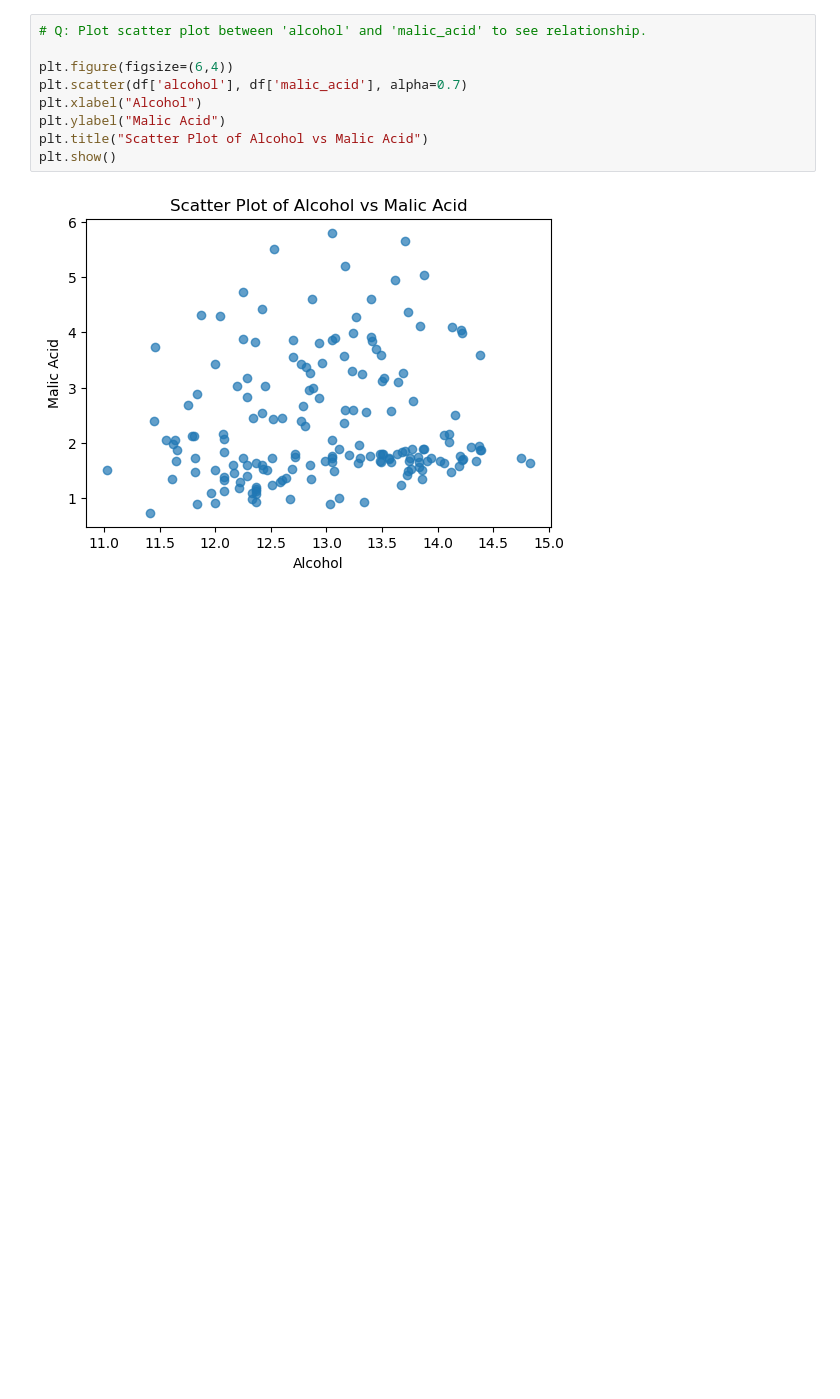
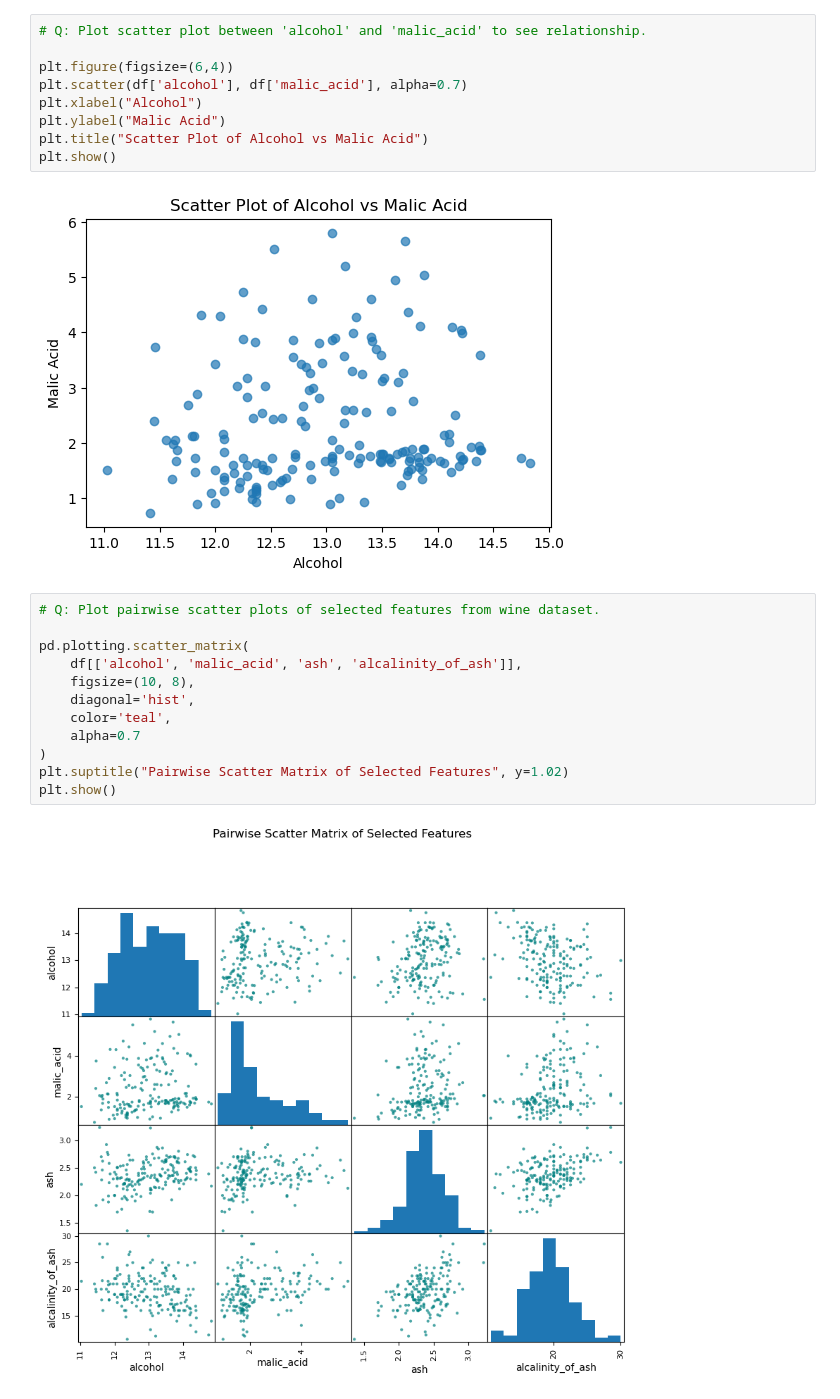
Before and after one commit to md-faiyazkhan/ml-practice, a Jupyter notebook: Matplotlib/Matplotlib.ipynb, the cells around one changed output. Saved outputs shown, nothing was run; the diff lists cells and outputs as text; blank space fills up the shorter version.

```diff
--- a/Matplotlib/Matplotlib.ipynb
+++ b/Matplotlib/Matplotlib.ipynb
@@ -160,3 +160,17 @@ plt.title("Scatter Plot of Alcohol vs Malic Acid")
 plt.show()
 # %% [output]
 [figure]
+# %%
+# Q: Plot pairwise scatter plots of selected features from wine dataset.
+
+pd.plotting.scatter_matrix(
+    df[['alcohol', 'malic_acid', 'ash', 'alcalinity_of_ash']],
+    figsize=(10, 8),
+    diagonal='hist',
+    color='teal',
+    alpha=0.7
+)
+plt.suptitle("Pairwise Scatter Matrix of Selected Features", y=1.02)
+plt.show()
+# %% [output]
+[figure, added]
```
